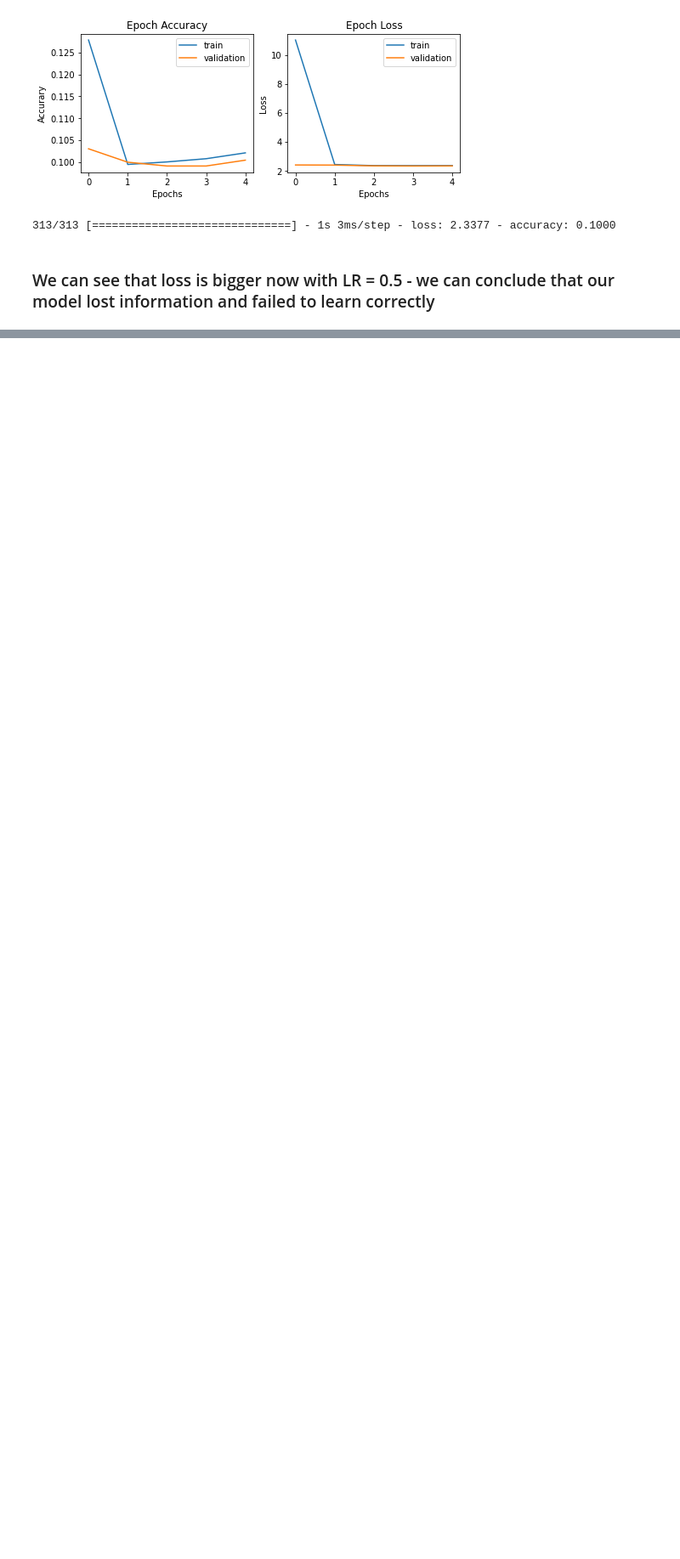
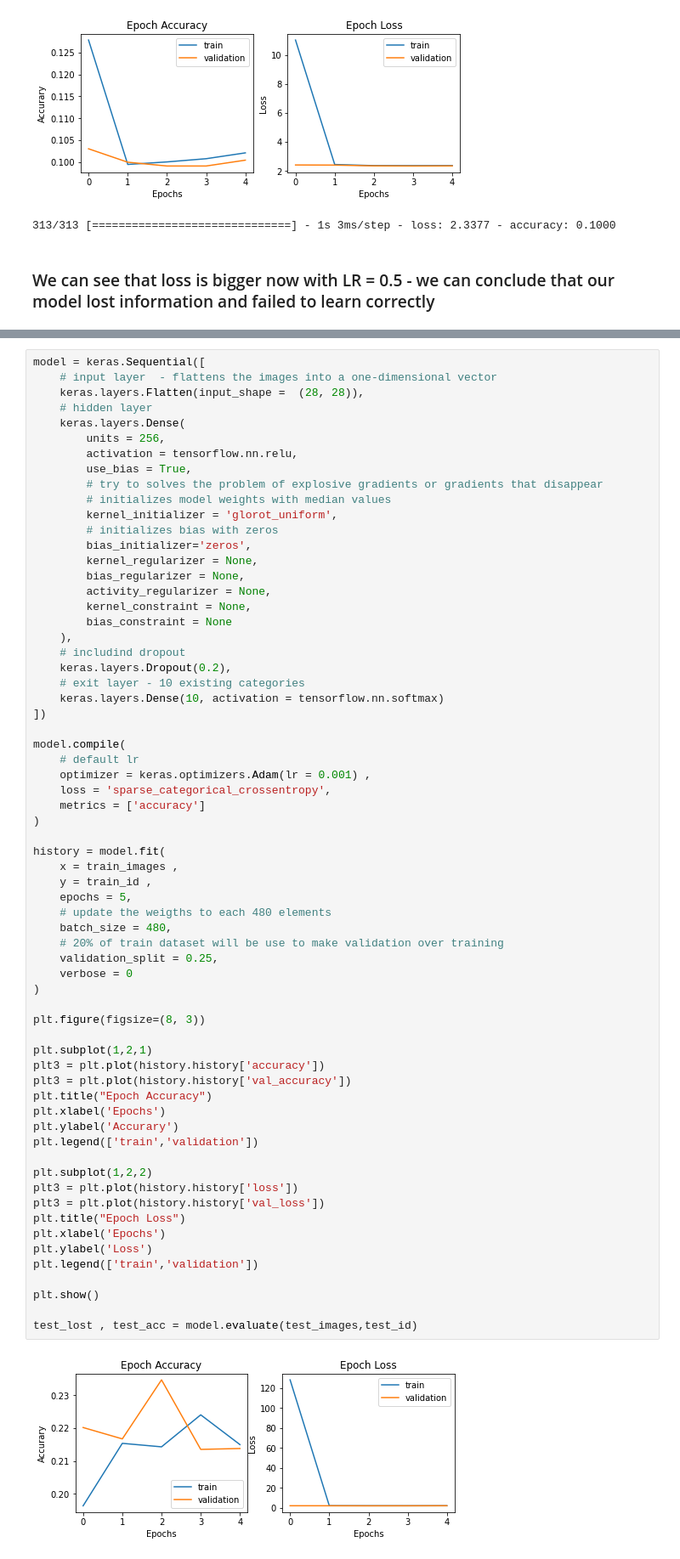
Before and after one commit to pedrohenriquecordeiro/deep_learning_classification_garments, a Jupyter notebook: notebook.ipynb, the cells around one changed output, grey strips where cells are left out. Shown at 85% size. Drawn from its saved outputs; the diff is of its cells as text; blank space fills up the shorter version.

Commit message:
changing the batch size

```diff
--- a/notebook.ipynb
+++ b/notebook.ipynb
@@ -298,0 +302,67 @@ test_lost , test_acc = model.evaluate(test_images,test_id)
+# %%
+model = keras.Sequential([
+    # input layer  - flattens the images into a one-dimensional vector
+    keras.layers.Flatten(input_shape =  (28, 28)),
+    # hidden layer
+    keras.layers.Dense(
+        units = 256,
+        activation = tensorflow.nn.relu,
+        use_bias = True,
+        # try to solves the problem of explosive gradients or gradients that disappear
+        # initializes model weights with median values
+        kernel_initializer = 'glorot_uniform',
+        # initializes bias with zeros
+        bias_initializer='zeros',
+        kernel_regularizer = None,
+        bias_regularizer = None,
+        activity_regularizer = None,
+        kernel_constraint = None,
+        bias_constraint = None
+    ),
+    # includind dropout
+    keras.layers.Dropout(0.2),
+    # exit layer - 10 existing categories
+    keras.layers.Dense(10, activation = tensorflow.nn.softmax)
+])
+
+model.compile(
+    # default lr
+    optimizer = keras.optimizers.Adam(lr = 0.001) ,
+    loss = 'sparse_categorical_crossentropy',
+    metrics = ['accuracy']
+)
+
+history = model.fit(
+    x = train_images ,
+    y = train_id ,
+    epochs = 5,
+    # update the weigths to each 480 elements
+    batch_size = 480,
+    # 20% of train dataset will be use to make validation over training
+    validation_split = 0.25,
+    verbose = 0
+)
+
+plt.figure(figsize=(8, 3))
+
+plt.subplot(1,2,1)
+plt3 = plt.plot(history.history['accuracy'])
+plt3 = plt.plot(history.history['val_accuracy'])
+plt.title("Epoch Accuracy")
+plt.xlabel('Epochs')
+plt.ylabel('Accurary')
+plt.legend(['train','validation'])
+
+plt.subplot(1,2,2)
+plt3 = plt.plot(history.history['loss'])
+plt3 = plt.plot(history.history['val_loss'])
+plt.title("Epoch Loss")
+plt.xlabel('Epochs')
+plt.ylabel('Loss')
+plt.legend(['train','validation'])
+
+plt.show()
+
+test_lost , test_acc = model.evaluate(test_images,test_id)
+# %% [output]
+[figure, added]
```
Also changed, not shown: parts of 2 cells of this notebook.
